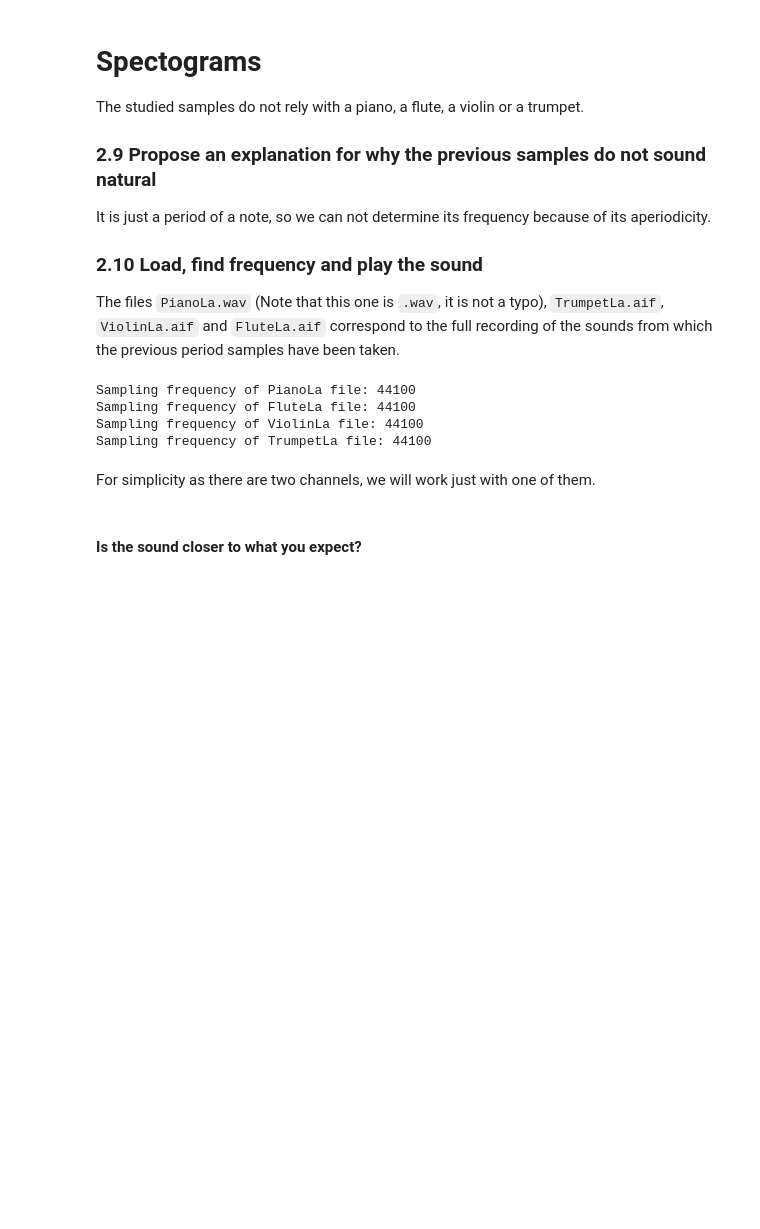
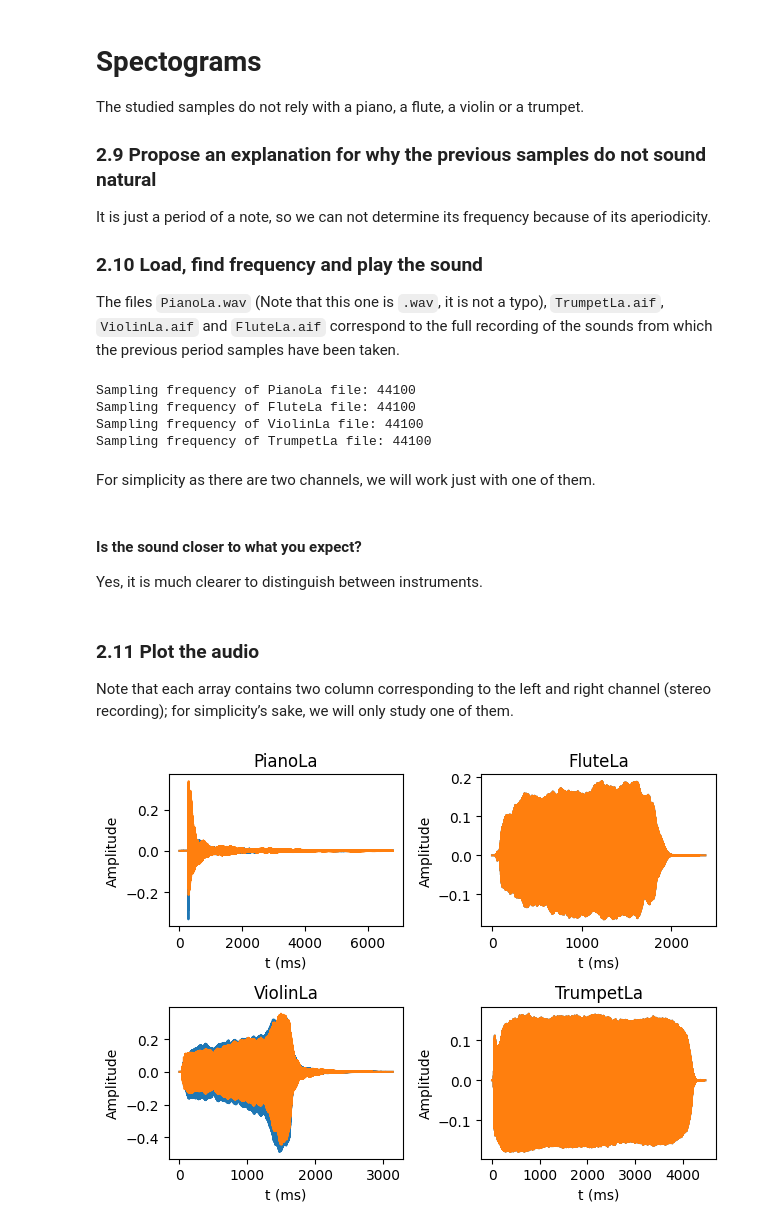
Before and after one commit to Eric-Vidal-hub/Signal-Processing, a Jupyter notebook: 1_spectrogram.ipynb, the cells around one changed output. Drawn from its saved outputs; the diff is of its cells as text; code cells hidden in the pictures; blank space fills up the shorter version.

```diff
--- a/1_spectrogram.ipynb
+++ b/1_spectrogram.ipynb
@@ -57,3 +57,32 @@ for i in range(len(ch1_amplitudes)):
     status = sd.wait()
 # %% [markdown]
 #### Is the sound closer to what you expect?
+
+Yes, it is much clearer to distinguish between instruments.
+# %% [markdown]
+### 2.11 Plot the audio
+Note that each array contains two column corresponding to the left and right channel (stereo recording); for simplicity’s sake, we will only study one of them.
+# %%
+spacing = []
+for i in range(len(instruments)):
+    spacing.append(1 / frequencies[i])
+
+# Time interval between two values of the sound signal
+times = []
+for j in range(len(instruments)):
+    amplitude = amplitudes[j]
+    times.append([i * spacing[j] for i in range(len(amplitude))]) # in seconds
+
+# Subplots of the signals
+plt.figure(1)
+for i in range(len(instruments)):
+    plt.subplot(2, 2, i + 1)
+    time = times[i]
+    plt.plot([j * 10 ** 3 for j in time], amplitudes[i]) # time in miliseconds
+    plt.title(instruments[i])
+    plt.ylabel('Amplitude')
+    plt.xlabel('t (ms)')
+plt.tight_layout()
+plt.show()
+# %% [output]
+[figure, added]
```
Also changed, not shown: parts of 4 cells of this notebook, 2 other files.
